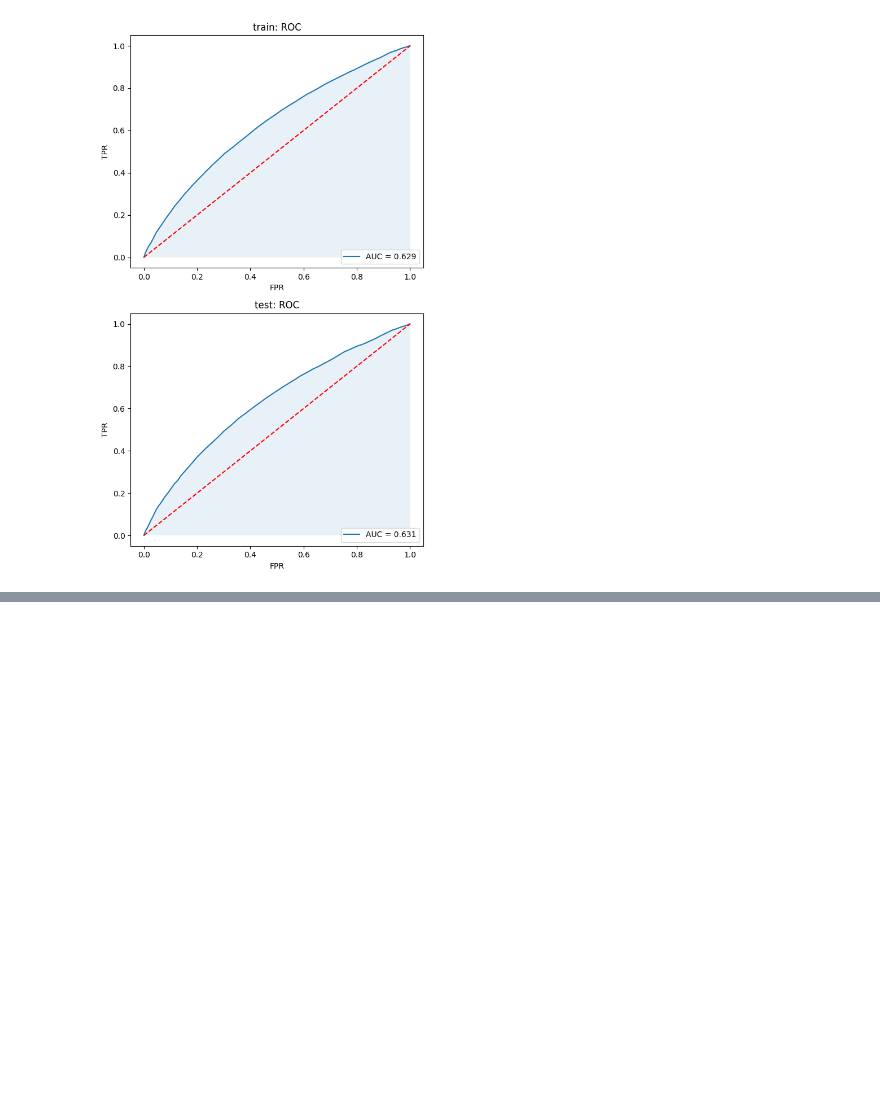
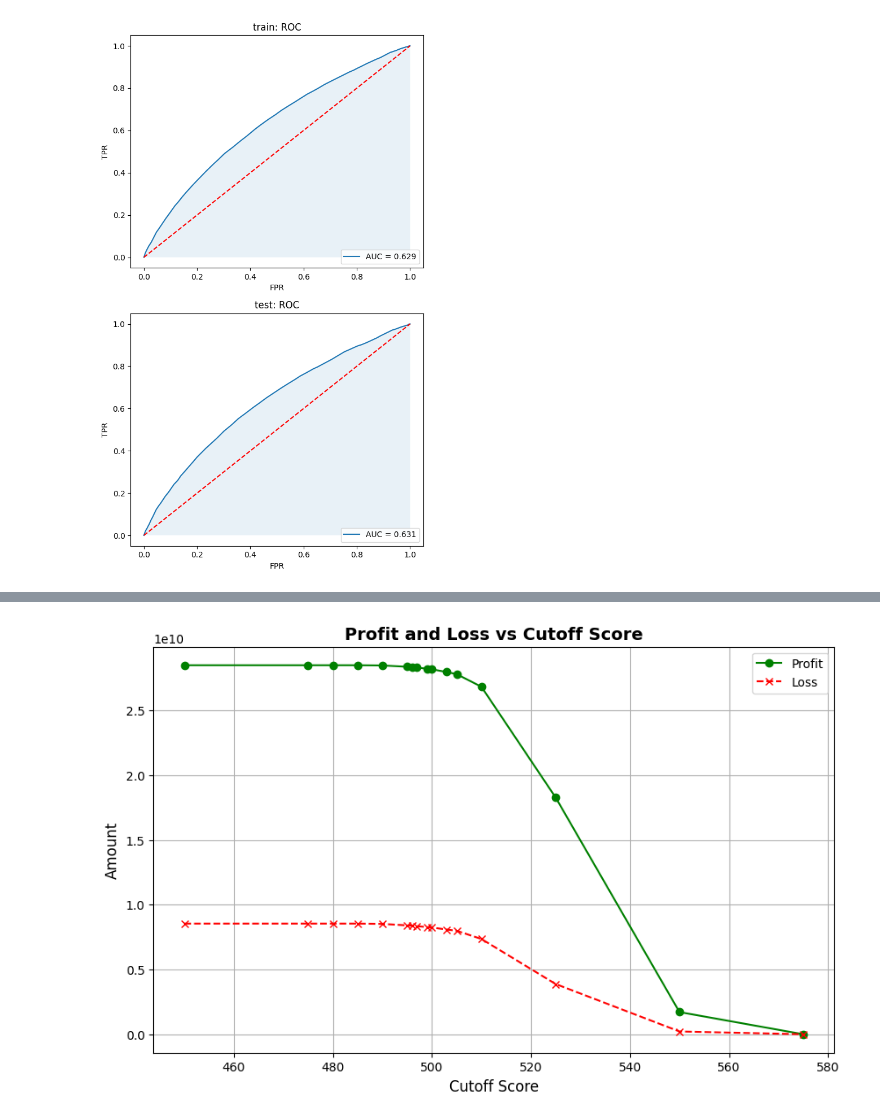
Before and after one commit to JohnErnestTan/Financial-Analytics-for-Elderly-care-Support-Loan-IS453, a Jupyter notebook: scorecard_chi_square_V3.ipynb, the cells around one changed output, grey strips where cells are left out. Drawn from its saved outputs; the diff is of its cells as text; code cells hidden in the pictures; blank space fills up the shorter version.

```diff
--- a/scorecard_chi_square_V3.ipynb
+++ b/scorecard_chi_square_V3.ipynb
@@ -359,0 +405,67 @@ first_at_cutoff(485, train_score, train_score, y_train)
+# %%
+
+# --- FUNCTION ---
+def calculate_profit_loss(cutoff, scores, actuals):
+    """
+    Calculate profit, loss, and net profit for a given cutoff.
+    Higher scores = better borrowers.
+    Predict GOOD if score >= cutoff.
+    """
+    # Predicted "bad" (defaults) if score < cutoff
+    predicted_bad = (scores < cutoff)
+    predicted_bad_list = predicted_bad.astype(int).values.flatten().tolist()
+
+    # Confusion Matrix (assuming Y_df: positive case = good borrower, 0 = bad borrower)
+    cm = metrics.confusion_matrix(actuals, predicted_bad_list)
+    TP, FN, FP, TN = cm.ravel()
+
+    # Correct mapping:
+    # TP → predicted good, actually good  (True Positives)
+    # FP → predicted good, actually bad   (False Positives)
+    # FN → predicted bad, actually good   (False Negatives)
+    # TN → predicted bad, actually bad    (True Negatives)
+
+    # --- Compute profit and loss ---
+    successful_loans = TP   # loans we approved and were good
+    defaulting_loans = FP   # loans we approved but defaulted
+
+    profit = successful_loans * profit_per_successful_loan
+    loss = defaulting_loans * loss_per_defaulting_loan
+    net_profit = profit - loss
+
+    print(f"Cutoff: {cutoff}")
+    print(f"  Successful loans (TP): {successful_loans}")
+    print(f"  Defaulting loans (FP): {defaulting_loans}")
+    print(f"  Profit: {profit}")
+    print(f"  Loss: {loss}")
+    print(f"  Net Profit: {net_profit}")
+    print("-----------")
+
+    return profit, loss, net_profit
+
+
+# --- TEST ACROSS CUTTOFFS ---
+cutoffs = [ 450, 475,480, 485, 490, 495, 496, 497,499, 500, 503, 505, 510, 525, 550, 575]
+
+profits = []
+losses = []
+net_profits = []
+
+for cutoff in cutoffs:
+    profit, loss, net = calculate_profit_loss(cutoff, train_score, y_train)
+    profits.append(profit)
+    losses.append(loss)
+    net_profits.append(net)
+
+
+# --- PLOT PROFIT & LOSS ---
+plt.figure(figsize=(10, 6))
+plt.plot(cutoffs, profits, marker='o', linestyle='-', color='green', label='Profit')
+plt.plot(cutoffs, losses, marker='x', linestyle='--', color='red', label='Loss')
+plt.title("Profit and Loss vs Cutoff Score", fontsize=14, fontweight='bold')
+plt.xlabel("Cutoff Score", fontsize=12)
+plt.ylabel("Amount", fontsize=12)
+plt.legend()
+plt.grid(True)
+plt.show()
+# %% [output]
@@ -359,0 +489 @@ first_at_cutoff(485, train_score, train_score, y_train)
+[figure, added]
```
Also changed, not shown: parts of 9 cells of this notebook.
